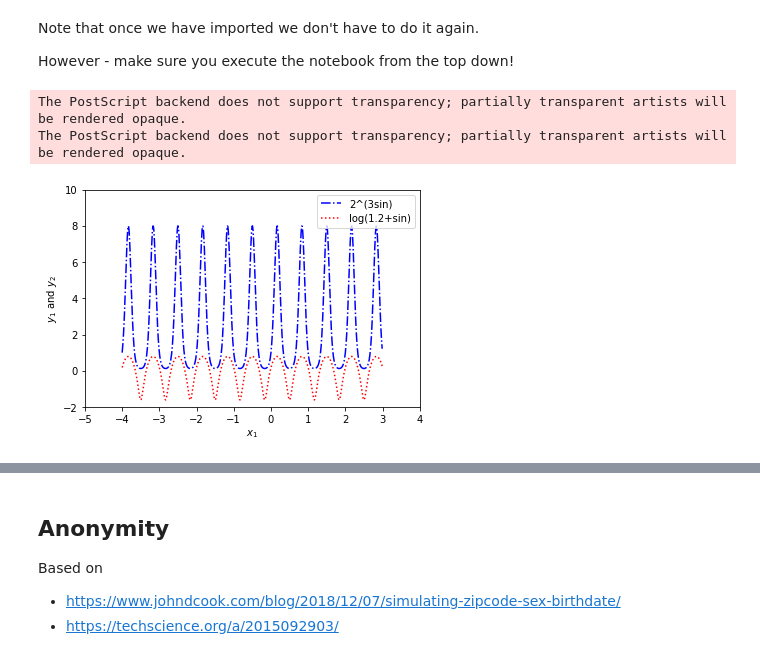
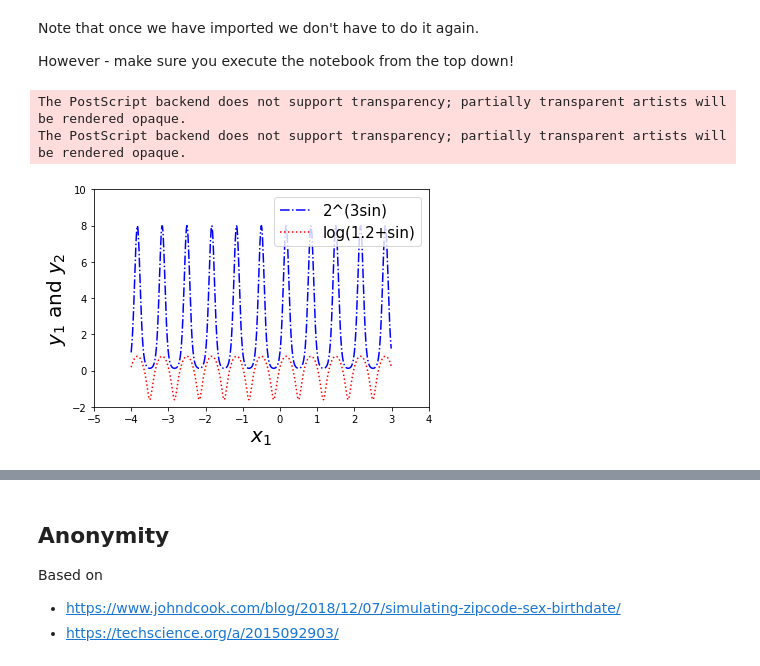
Before and after one commit to variationalform/PythonMathsPrimer, a Jupyter notebook: notebook/PythonMathsPrimer.ipynb, the cells around one changed output, grey strips where cells are left out. Saved outputs shown, nothing was run; the diff lists cells and outputs as text; code cells hidden in the pictures.

```diff
--- a/notebook/PythonMathsPrimer.ipynb
+++ b/notebook/PythonMathsPrimer.ipynb
@@ -318,14 +347,14 @@ However - make sure you execute the notebook from the top down!
 # %%
 x = np.arange(-4,3,0.01)
 y1, y2 = 2**(3*np.sin(3*np.pi*x)), np.log(1.2+np.sin(3*np.pi*x))
 plt.plot(x,y1, 'b-.')
 plt.plot(x,y2, 'r:')
 plt.axis([-5, 4, -2, 10])
-plt.legend(['2^(3sin)', 'log(1.2+sin)'])
-plt.xlabel(r'$x_1$'); plt.ylabel('$y_1$ and $y_2$')
+plt.legend(['2^(3sin)', 'log(1.2+sin)'], fontsize=15)
+plt.xlabel(r'$x_1$', fontsize=20); plt.ylabel('$y_1$ and $y_2$', fontsize=20)
 plt.savefig('./gfx/my2Dplot2.png', dpi=600)
 plt.savefig('./gfx/my2Dplot2.eps', dpi=600)
 # %% [output]
 The PostScript backend does not support transparency; partially transparent artists will be rendered opaque.
 The PostScript backend does not support transparency; partially transparent artists will be rendered opaque.
-[figure, old version]
+[figure, new version]
```
Also changed, not shown: parts of 23 cells of this notebook, 2 other files.
